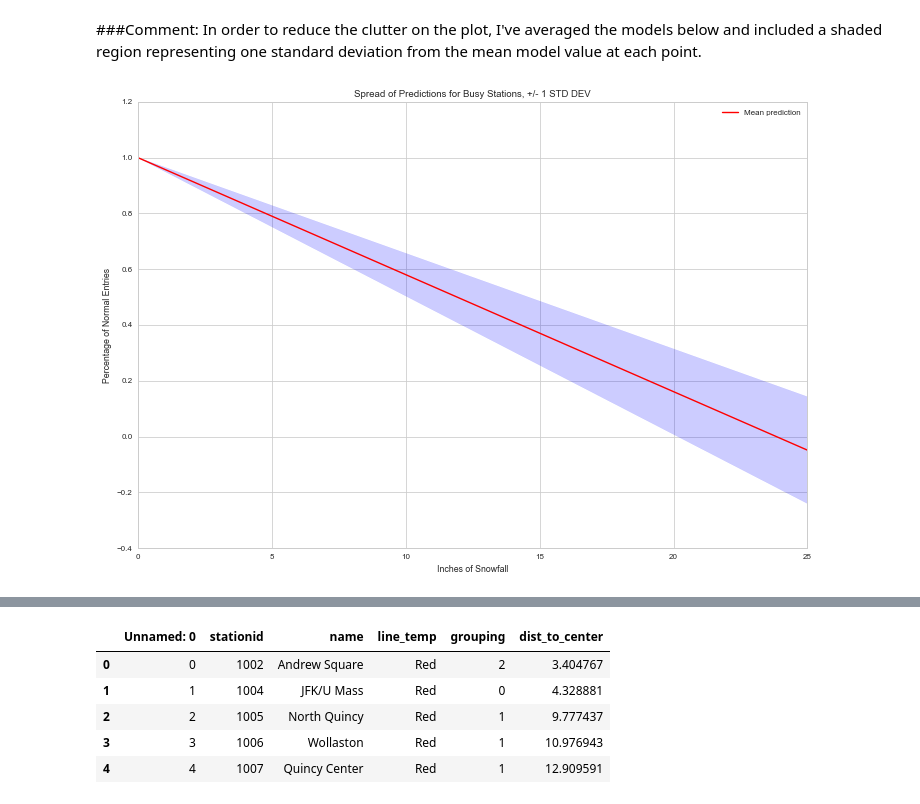
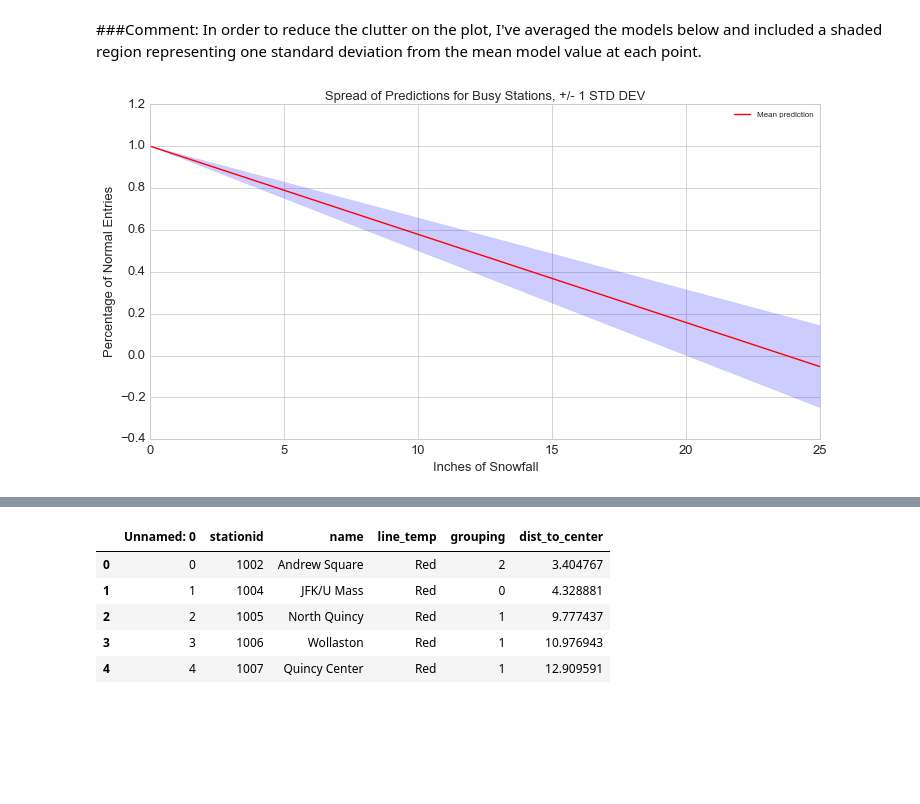
Before and after one commit to azampagl/harvard-capstone, a Jupyter notebook: src/release/Weather.ipynb, the cells around one changed output, grey strips where cells are left out. Cells and saved outputs as stored; diff of their text form; code cells hidden in the pictures; blank space fills up the shorter version.

```diff
--- a/src/release/Weather.ipynb
+++ b/src/release/Weather.ipynb
@@ -302,33 +302,38 @@ In order to reduce the clutter on the plot, I've averaged the models below and i
 # %%
 x_values=np.linspace(0,25,100)
 
 pred=np.zeros([len(models),len(x_values)])
-plt.figure(figsize=(12,8))
+#plt.figure(figsize=(12,8))
 
 for mod in range(len(models)):
 
     pred[mod]= models[mod].predict(x_values[:,np.newaxis])+1
     #plt.plot( x_vals, ys+1, alpha=0.75,label="station: "+str(station_id))
 
 # Group the predictions according to their x_value
 pred_per_x=pred.transpose()
 
 mean_pred=np.mean(pred_per_x,axis=1)
 std_pred=np.std(pred_per_x,axis=1)
 
 upper=(mean_pred + std_pred)
 lower=(mean_pred - std_pred)
 
-plt.plot( x_values, mean_pred, color='r', label='Mean prediction')
-plt.fill_between(x_values, upper, lower, color='b', alpha=.2,label='1 std dev')
-plt.xlabel('Inches of Snowfall')
-plt.ylabel('Percentage of Normal Entries')
-plt.title('Spread of Predictions for Busy Stations, +/- 1 STD DEV')
-plt.legend()
+fig, ax = plt.subplots(figsize=(12, 6))
+ax.plot( x_values, mean_pred, color='r', label='Mean prediction')
+ax.fill_between(x_values, upper, lower, color='b', alpha=.2,label='1 std dev')
+ax.set_xlabel('Inches of Snowfall')
+ax.set_ylabel('Percentage of Normal Entries')
+ax.set_title('Spread of Predictions for Busy Stations, +/- 1 STD DEV')
+ax.legend()
+
+for item in ([ax.title, ax.xaxis.label, ax.yaxis.label] + ax.get_xticklabels() + ax.get_yticklabels()):
+    item.set_fontsize(13)
+
 plt.savefig("linear-predictions.pdf")
 plt.show()
 # %% [output]
-[figure, old version]
+[figure, new version]
 # %% [markdown]
 ####Comments:
 
```
Also changed, not shown: parts of 4 cells of this notebook, 10 other files.
